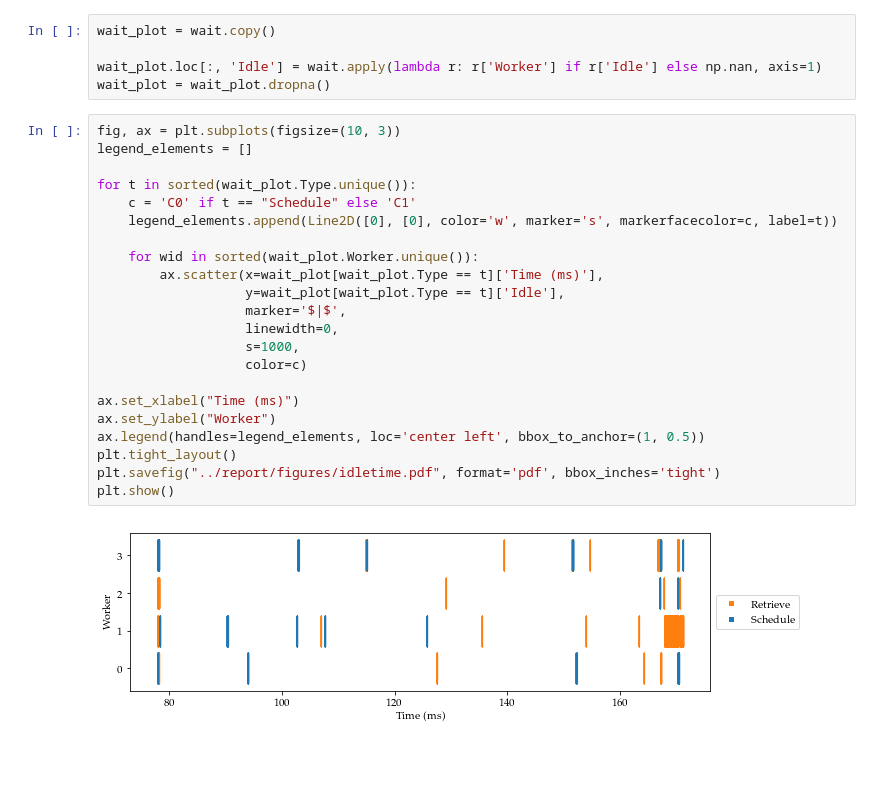
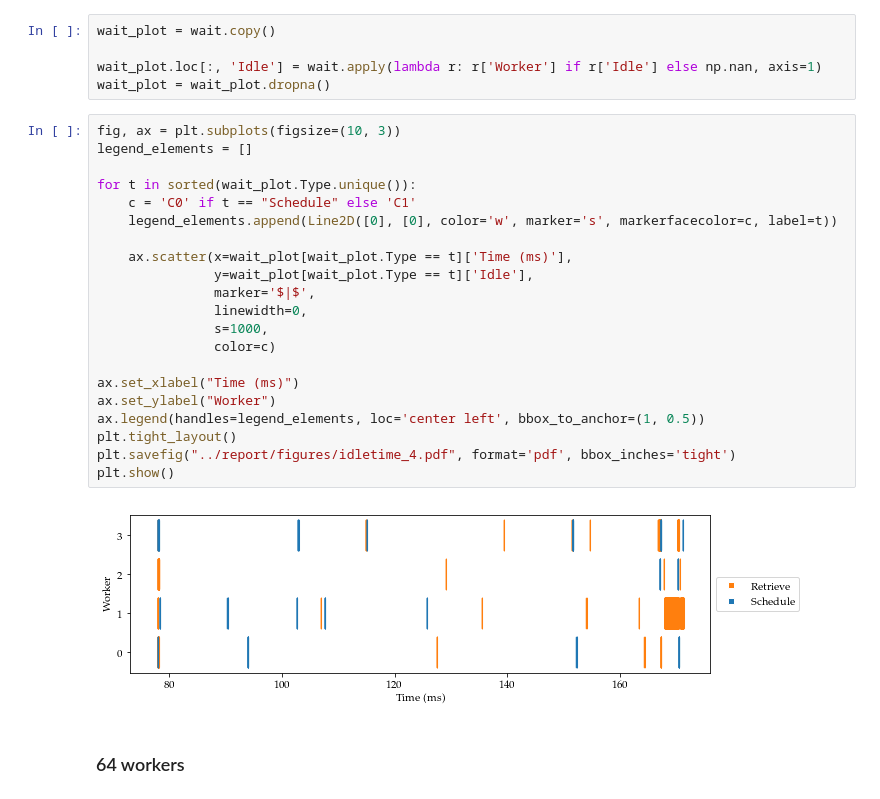
Before and after one commit to flandolfi/SPM-project, a Jupyter notebook: notebooks/analysis.ipynb, the cells around one changed output. Saved outputs shown, nothing was run; the diff lists cells and outputs as text; blank space fills up the shorter version.

```diff
--- a/notebooks/analysis.ipynb
+++ b/notebooks/analysis.ipynb
@@ -210,24 +214,25 @@ wait_plot = wait_plot.dropna()
 # %%
 fig, ax = plt.subplots(figsize=(10, 3))
 legend_elements = []
 
 for t in sorted(wait_plot.Type.unique()):
     c = 'C0' if t == "Schedule" else 'C1'
     legend_elements.append(Line2D([0], [0], color='w', marker='s', markerfacecolor=c, label=t))
 
-    for wid in sorted(wait_plot.Worker.unique()):
-        ax.scatter(x=wait_plot[wait_plot.Type == t]['Time (ms)'],
-                   y=wait_plot[wait_plot.Type == t]['Idle'],
-                   marker='$|$',
-                   linewidth=0,
-                   s=1000,
-                   color=c)
+    ax.scatter(x=wait_plot[wait_plot.Type == t]['Time (ms)'],
+               y=wait_plot[wait_plot.Type == t]['Idle'],
+               marker='$|$',
+               linewidth=0,
+               s=1000,
+               color=c)
 
 ax.set_xlabel("Time (ms)")
 ax.set_ylabel("Worker")
 ax.legend(handles=legend_elements, loc='center left', bbox_to_anchor=(1, 0.5))
 plt.tight_layout()
-plt.savefig("../report/figures/idletime.pdf", format='pdf', bbox_inches='tight')
+plt.savefig("../report/figures/idletime_4.pdf", format='pdf', bbox_inches='tight')
 plt.show()
 # %% [output]
-[figure, old version]
+[figure, new version]
+# %% [markdown]
+### 64 workers ###
```
Also changed, not shown: parts of 17 cells of this notebook.
